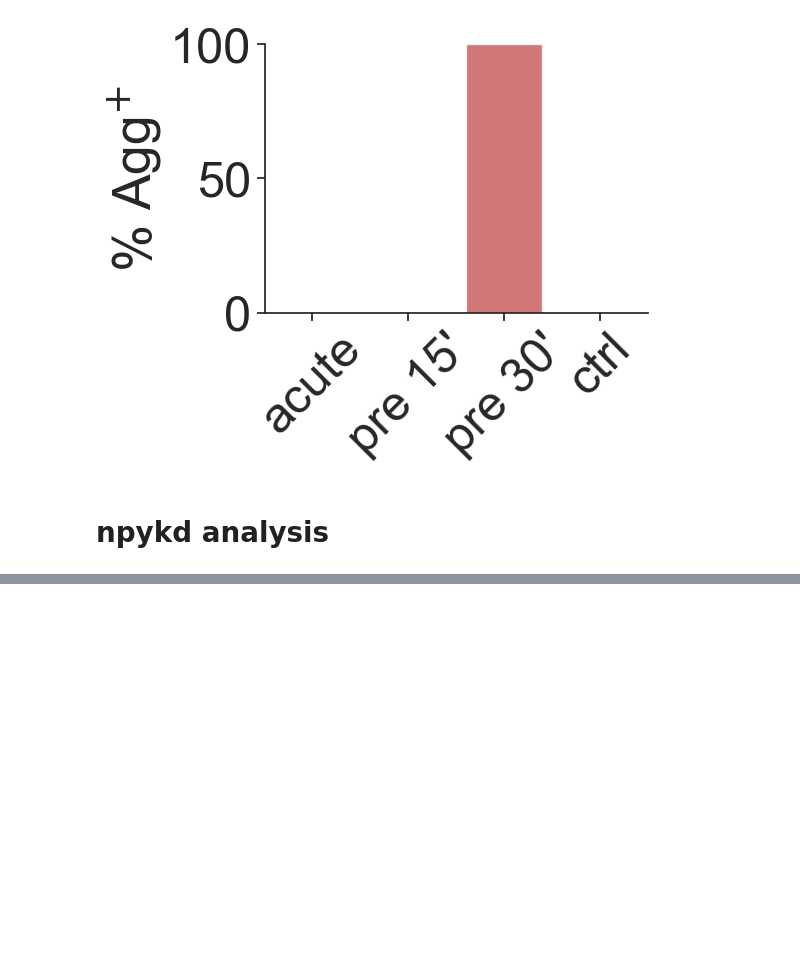
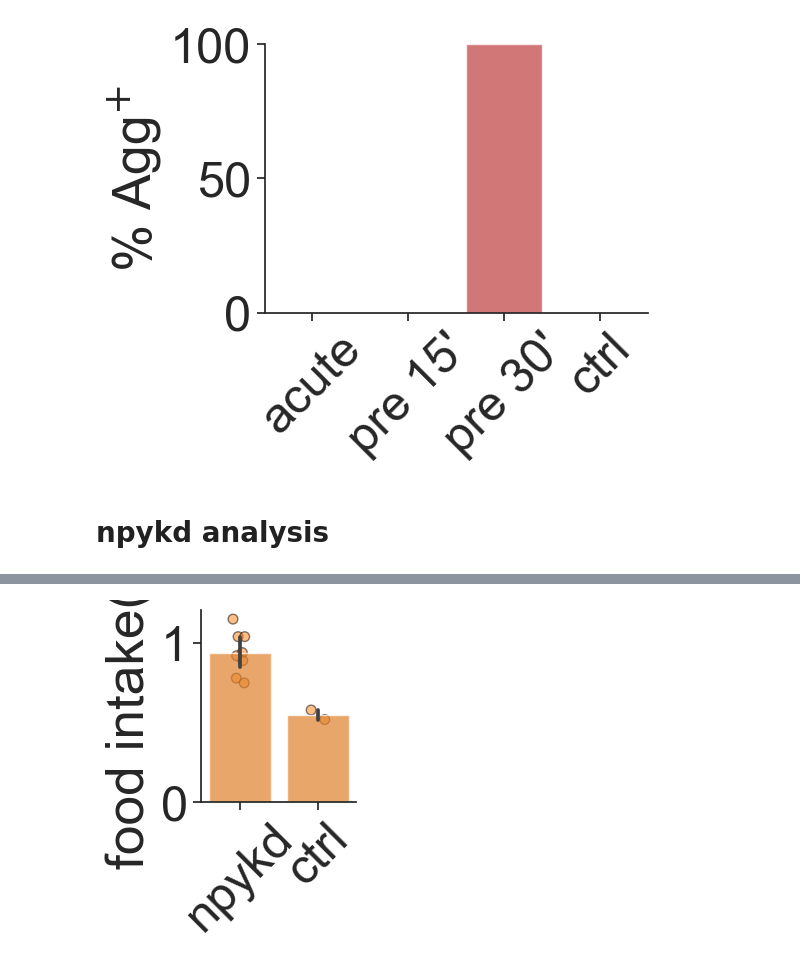
Before and after one commit to FrancisCrickInstitute/negative_parental_switch, a Jupyter notebook: NPW_manipulation/NPW_manipulation.ipynb, the cells around one changed output, grey strips where cells are left out. Saved outputs shown, nothing was run; the diff lists cells and outputs as text; code cells hidden in the pictures; blank space fills up the shorter version.

```diff
--- a/NPW_manipulation/NPW_manipulation.ipynb
+++ b/NPW_manipulation/NPW_manipulation.ipynb
@@ -706,0 +695,15 @@ sns.despine()
+# %%
+# food intake difference between npykd and ctrl
+plt.subplots(figsize = [2,2.5])
+
+sns.stripplot(x='group', y='food_intake', data = df, jitter=True, dodge=False, order=['npykd', 'scrambled'],
+                   marker='o', size=7, linewidth=1, edgecolor='black', alpha=0.5, zorder=0, palette=['Tab:orange', 'Tab:orange'])
+sns.barplot(x = 'group', y = 'food_intake', data = df,
+            palette=['Tab:orange', 'Tab:orange'],alpha = 0.7, order=['npykd', 'scrambled'])
+plt.ylabel('food intake(g)')
+plt.xticks([0,1], ['npykd', 'ctrl'], rotation = 45)
+plt.xlabel('')
+
+sns.despine()
+# %% [output]
+[figure, added]
```
Also changed, not shown: parts of 16 cells of this notebook, 14 other files.
